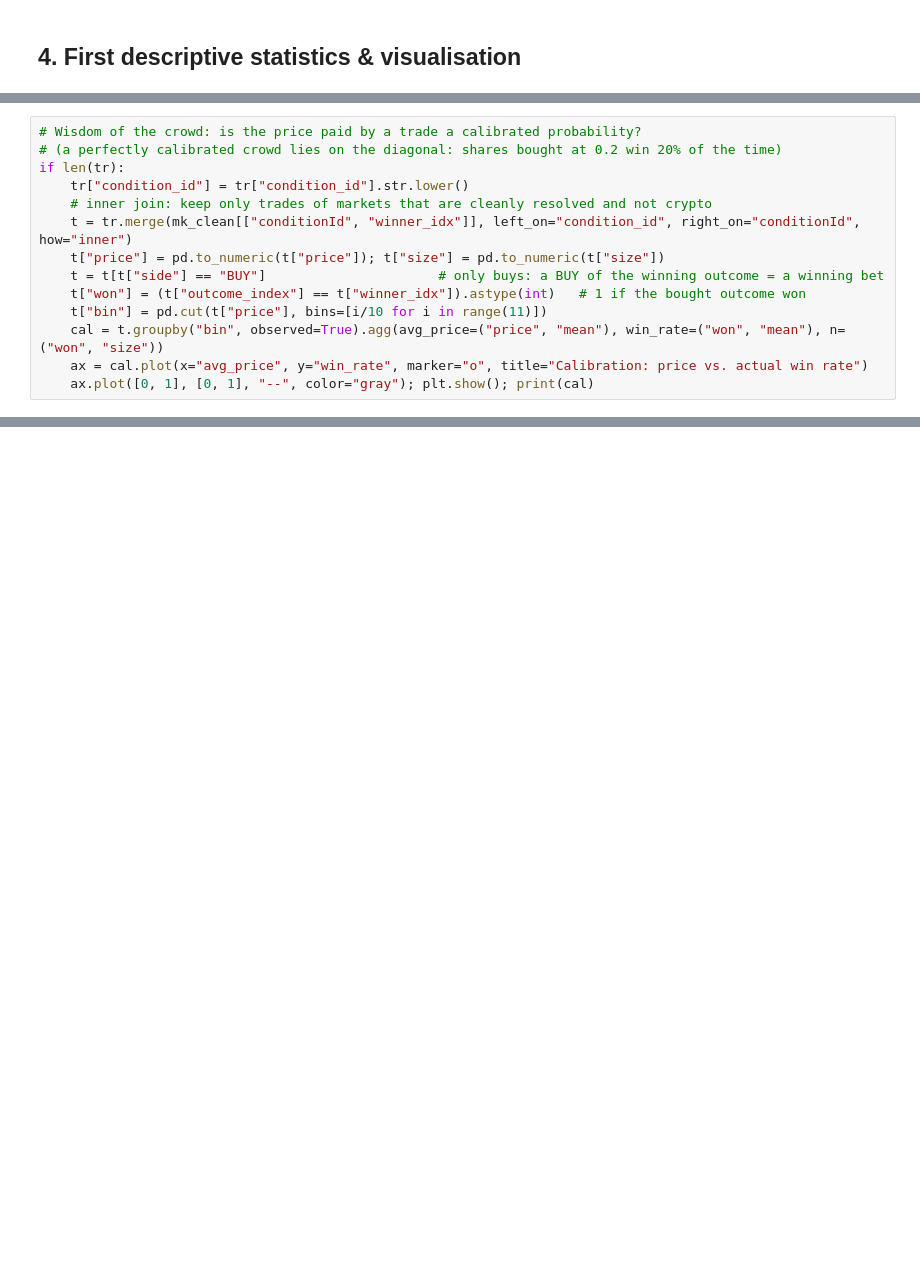
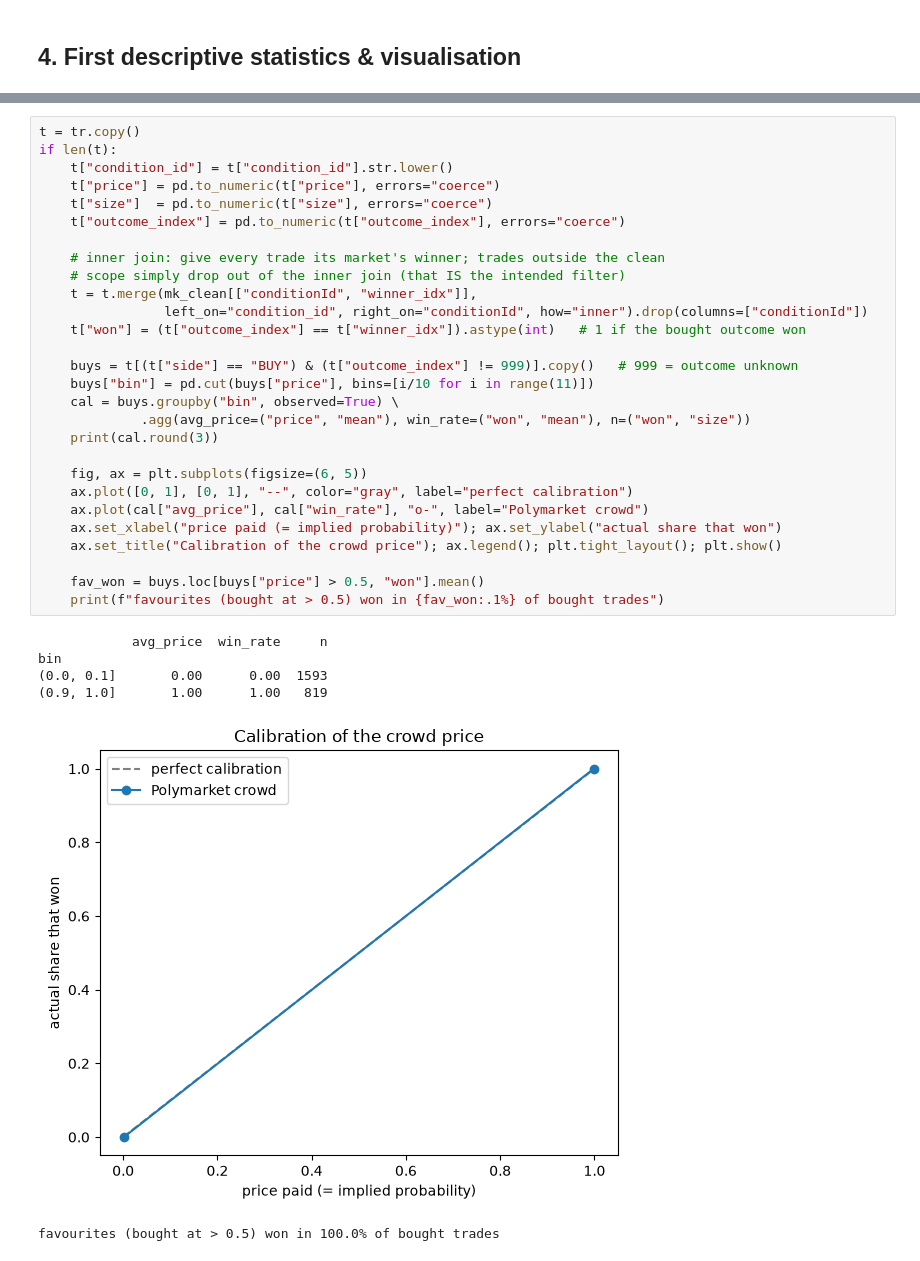
Before and after one commit to fhtw-bid-2027-big-data/oracle-of-polygon, a Jupyter notebook: polymarket_delivery2.ipynb, the cells around one changed output, grey strips where cells are left out. Cells and saved outputs as stored; diff of their text form; blank space fills up the shorter version.

```diff
--- a/polymarket_delivery2.ipynb
+++ b/polymarket_delivery2.ipynb
@@ -318,14 +399,0 @@ Name: volume, dtype: float64
-# %%
-# Wisdom of the crowd: is the price paid by a trade a calibrated probability?
-# (a perfectly calibrated crowd lies on the diagonal: shares bought at 0.2 win 20% of the time)
-if len(tr):
-    tr["condition_id"] = tr["condition_id"].str.lower()
-    # inner join: keep only trades of markets that are cleanly resolved and not crypto
-    t = tr.merge(mk_clean[["conditionId", "winner_idx"]], left_on="condition_id", right_on="conditionId", how="inner")
-    t["price"] = pd.to_numeric(t["price"]); t["size"] = pd.to_numeric(t["size"])
-    t = t[t["side"] == "BUY"]                      # only buys: a BUY of the winning outcome = a winning bet
-    t["won"] = (t["outcome_index"] == t["winner_idx"]).astype(int)   # 1 if the bought outcome won
-    t["bin"] = pd.cut(t["price"], bins=[i/10 for i in range(11)])
-    cal = t.groupby("bin", observed=True).agg(avg_price=("price", "mean"), win_rate=("won", "mean"), n=("won", "size"))
-    ax = cal.plot(x="avg_price", y="win_rate", marker="o", title="Calibration: price vs. actual win rate")
-    ax.plot([0, 1], [0, 1], "--", color="gray"); plt.show(); print(cal)
@@ -343 +403,36 @@ bin
+# %%
+t = tr.copy()
+if len(t):
+    t["condition_id"] = t["condition_id"].str.lower()
+    t["price"] = pd.to_numeric(t["price"], errors="coerce")
+    t["size"]  = pd.to_numeric(t["size"], errors="coerce")
+    t["outcome_index"] = pd.to_numeric(t["outcome_index"], errors="coerce")
+
+    # inner join: give every trade its market's winner; trades outside the clean
+    # scope simply drop out of the inner join (that IS the intended filter)
+    t = t.merge(mk_clean[["conditionId", "winner_idx"]],
+                left_on="condition_id", right_on="conditionId", how="inner").drop(columns=["conditionId"])
+    t["won"] = (t["outcome_index"] == t["winner_idx"]).astype(int)   # 1 if the bought outcome won
+
+    buys = t[(t["side"] == "BUY") & (t["outcome_index"] != 999)].copy()   # 999 = outcome unknown
+    buys["bin"] = pd.cut(buys["price"], bins=[i/10 for i in range(11)])
+    cal = buys.groupby("bin", observed=True) \
+             .agg(avg_price=("price", "mean"), win_rate=("won", "mean"), n=("won", "size"))
+    print(cal.round(3))
+
+    fig, ax = plt.subplots(figsize=(6, 5))
+    ax.plot([0, 1], [0, 1], "--", color="gray", label="perfect calibration")
+    ax.plot(cal["avg_price"], cal["win_rate"], "o-", label="Polymarket crowd")
+    ax.set_xlabel("price paid (= implied probability)"); ax.set_ylabel("actual share that won")
+    ax.set_title("Calibration of the crowd price"); ax.legend(); plt.tight_layout(); plt.show()
+
+    fav_won = buys.loc[buys["price"] > 0.5, "won"].mean()
+    print(f"favourites (bought at > 0.5) won in {fav_won:.1%} of bought trades")
+# %% [output]
+            avg_price  win_rate     n
+bin
+(0.0, 0.1]       0.00      0.00  1593
+(0.9, 1.0]       1.00      1.00   819
+[figure, added]
+favourites (bought at > 0.5) won in 100.0% of bought trades
 # %% [markdown]
```
Also changed, not shown: parts of 28 cells of this notebook, 20 other files.
